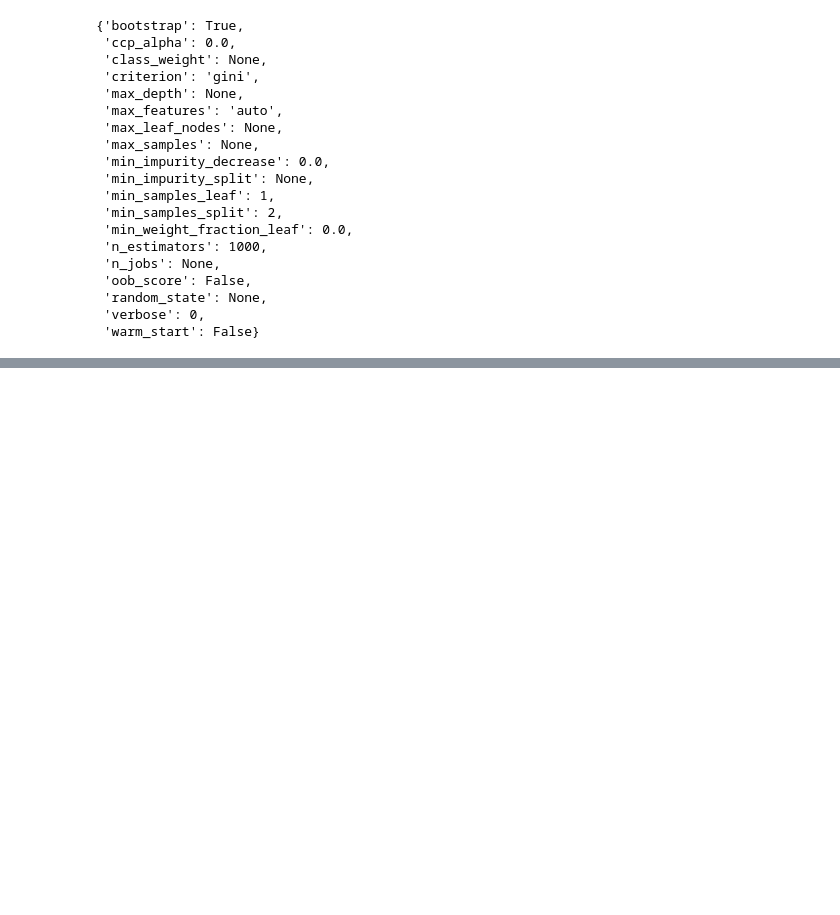
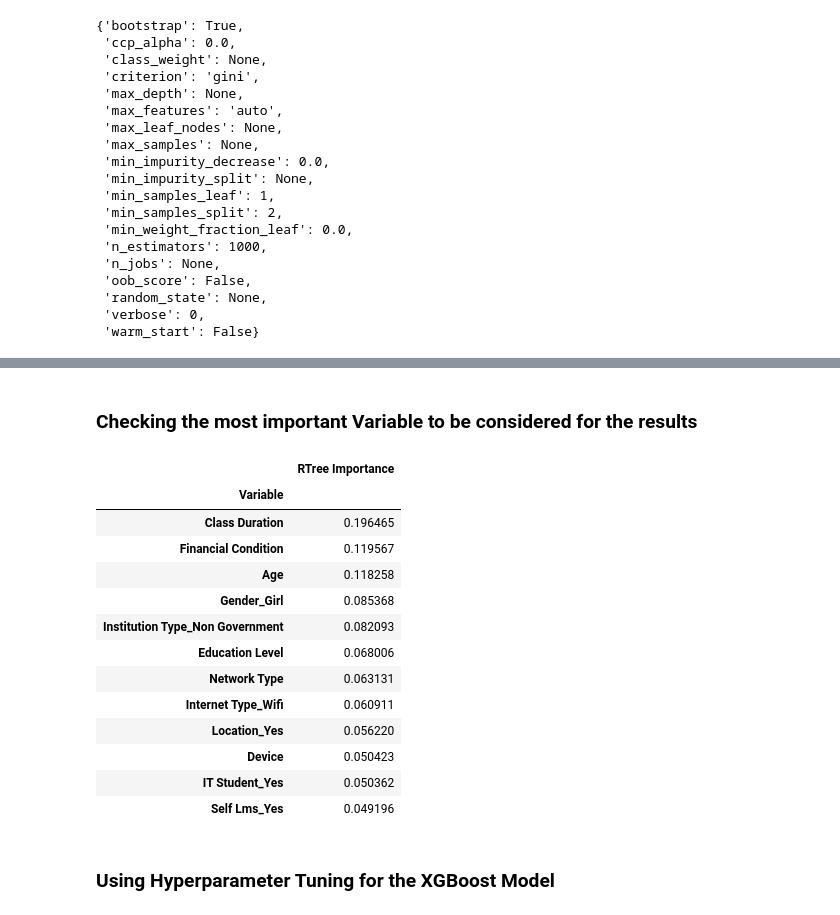
Before and after one commit to Shauryavashisth/XGBoost, a Jupyter notebook: Students Adaptability Level in Online Education.ipynb, the cells around one changed output, grey strips where cells are left out. Cells and saved outputs as stored; diff of their text form; code cells hidden in the pictures; blank space fills up the shorter version.

```diff
--- a/Students Adaptability Level in Online Education.ipynb
+++ b/Students Adaptability Level in Online Education.ipynb
@@ -442,6 +450,6 @@ search = {'n_estimators': n_estimators,
                }
 # %%
-rtree_S = RandomForestClassifier()
-rf_random = RandomizedSearchCV(estimator = rtree_S, param_distributions = search, n_iter = 100, cv = 3, verbose=2, random_state=42, n_jobs = -1)
-rf_random.fit(x_train, y_train)
+randomsearch = RandomForestClassifier()
+RF_S = RandomizedSearchCV(estimator=randomsearch,param_distributions=search,n_jobs=-1,random_state=50,cv=5)
+RF_S.fit(x_train, y_train)
 # %% [output]
@@ -469,5 +472,5 @@ rf_random.best_score_
 # %%
-Rtree = RandomForestClassifier(n_estimators=1000)
+Rtree = RandomForestClassifier(n_estimators=1000,min_samples_split=5,min_samples_leaf=2,max_depth=14)
 # %%
 Rtree.fit(x_train,y_train)
 # %% [output]
@@ -496,0 +503,26 @@ weighted avg       0.93      0.93      0.93       241
+# %% [markdown]
+### Checking the most important Variable to be considered for the results
+# %%
+RF_IMP = pd.DataFrame({"Variable":list(x.columns),
+              "RTree Importance":list(Rtree.feature_importances_)})
+# %%
+RF_IMP = RF_IMP.set_index(["Variable"])
+# %%
+RF_IMP.sort_values(["RTree Importance"],ascending=False)
+# %% [output]
+|  | RTree Importance |
+| Variable |  |
+| Class Duration | 0.196465 |
+| Financial Condition | 0.119567 |
+| Age | 0.118258 |
+| Gender_Girl | 0.085368 |
+| Institution Type_Non Government | 0.082093 |
+| Education Level | 0.068006 |
+| Network Type | 0.063131 |
+| Internet Type_Wifi | 0.060911 |
+| Location_Yes | 0.056220 |
+| Device | 0.050423 |
+| IT Student_Yes | 0.050362 |
+| Self Lms_Yes | 0.049196 |
+# %% [markdown]
+### Using Hyperparameter Tuning for the XGBoost Model
```
Also changed, not shown: parts of 44 cells of this notebook.
